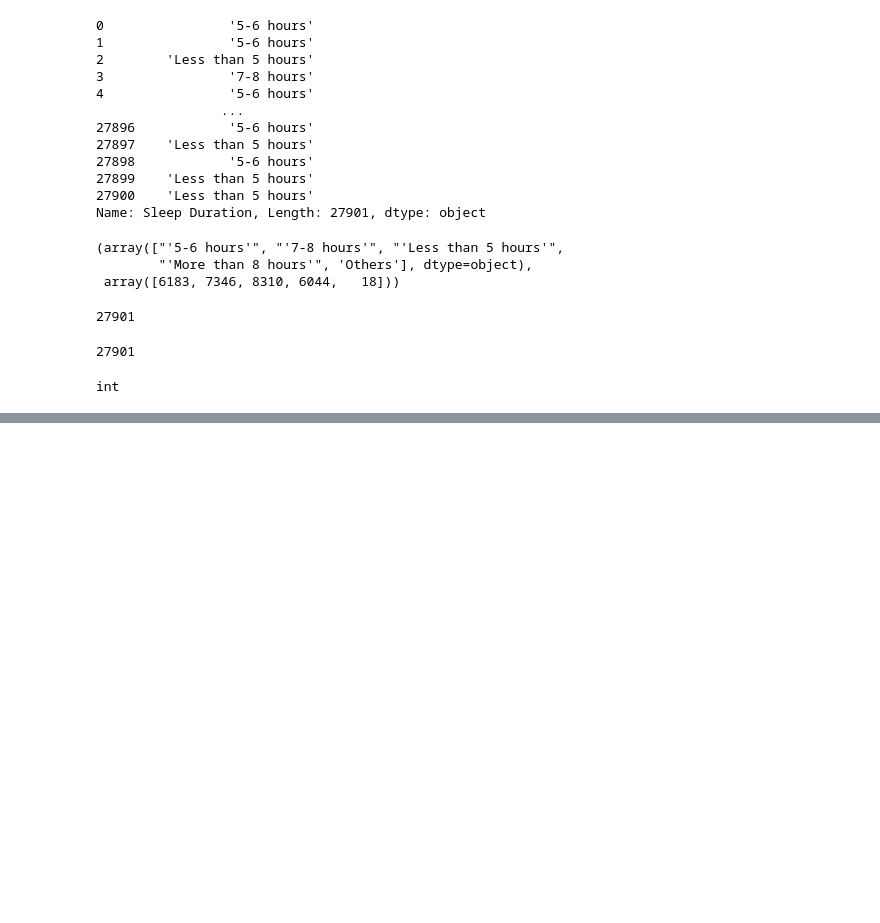
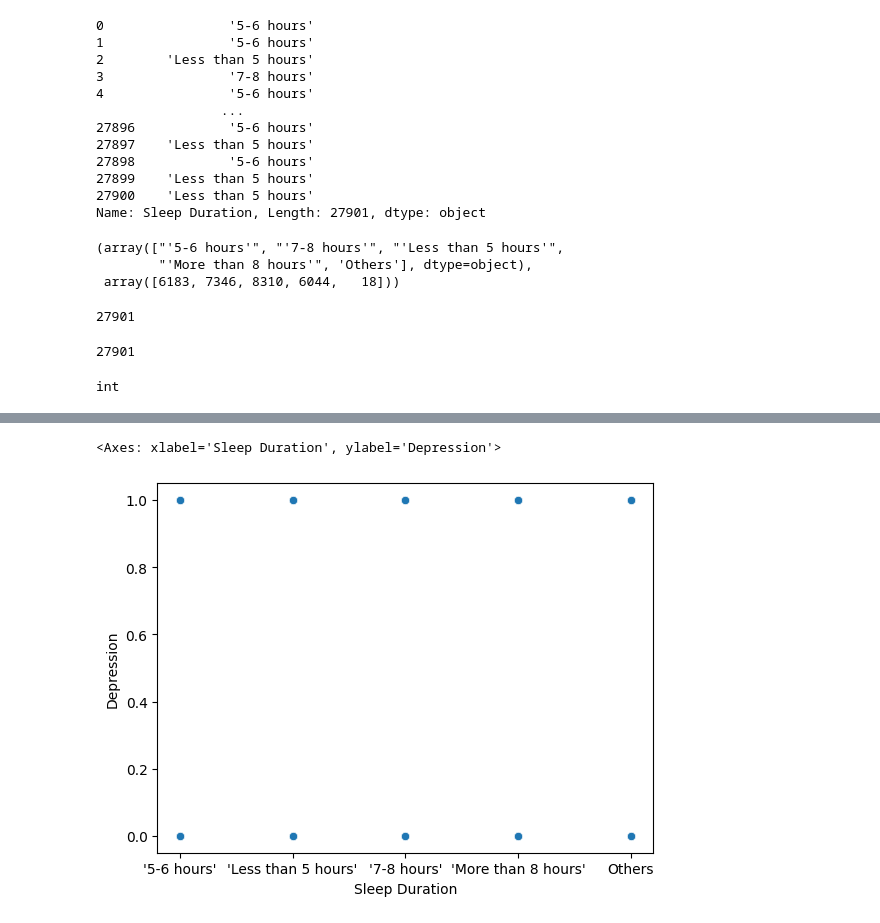
Before and after one commit to Pablo-Sant/Depressao-estudantil, a Jupyter notebook: notebooks/01-eda.ipynb, the cells around one changed output, grey strips where cells are left out. Cells and saved outputs as stored; diff of their text form; code cells hidden in the pictures; blank space fills up the shorter version.

```diff
--- a/notebooks/01-eda.ipynb
+++ b/notebooks/01-eda.ipynb
@@ -393,0 +409,5 @@ int
+# %%
+sns.scatterplot(data=dataset, x="Sleep Duration", y="Depression")
+# %% [output]
+<Axes: xlabel='Sleep Duration', ylabel='Depression'>
+[figure, added]
```
Also changed, not shown: parts of 35 cells of this notebook, 2 other files.
